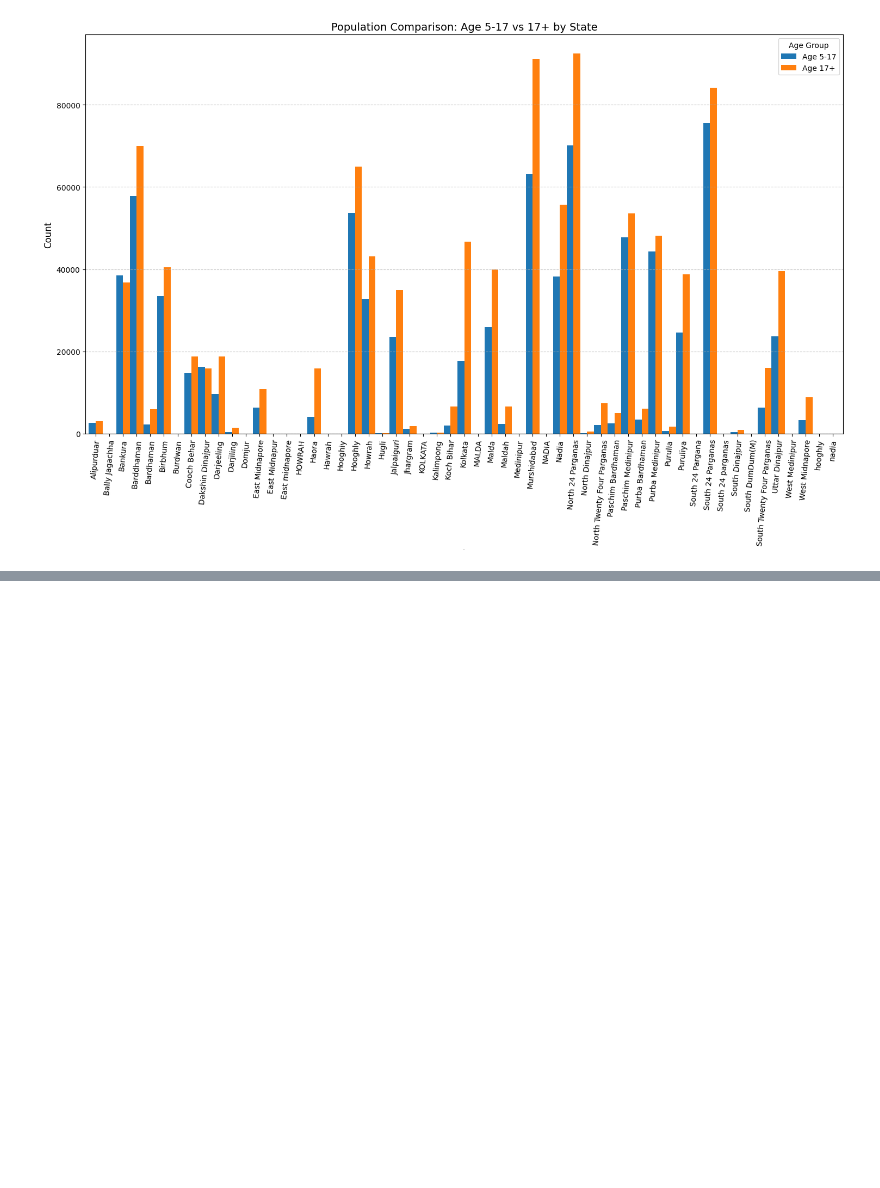
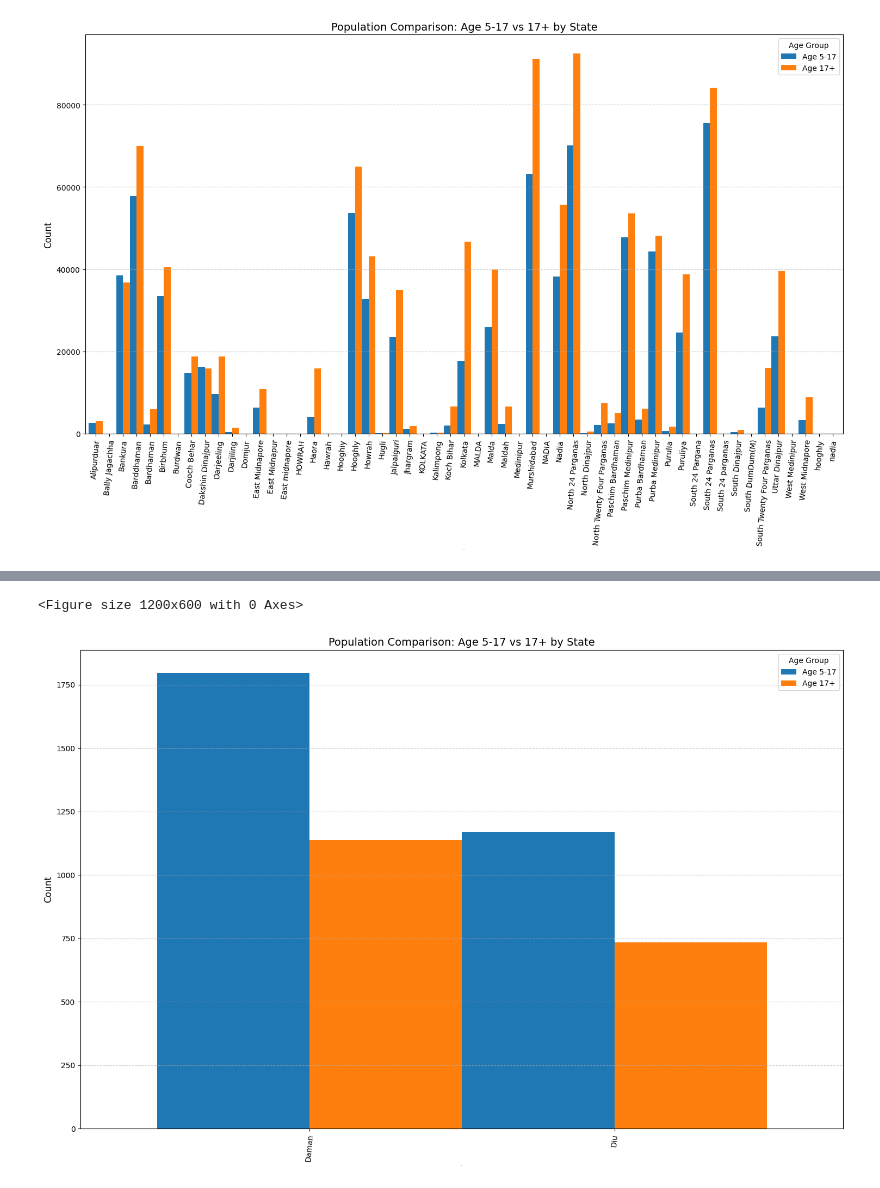
Before and after one commit to Cruciator18/Aadhar-analysis, a Jupyter notebook: biometric.ipynb, the cells around one changed output, grey strips where cells are left out. Saved outputs shown, nothing was run; the diff lists cells and outputs as text; code cells hidden in the pictures; blank space fills up the shorter version.

```diff
--- a/biometric.ipynb
+++ b/biometric.ipynb
@@ -359,0 +375,11 @@ plotting(ani_dist_group)
+# %%
+daman_data = bio[bio['state'] == 'Daman and Diu']
+
+
+daman_dist_group = daman_data.groupby('district')[['bio_age_5_17', 'bio_age_17_']].sum()
+
+
+plotting(daman_dist_group)
+# %% [output]
+<Figure size 1200x600 with 0 Axes>
+[figure, added]
```
Also changed, not shown: parts of 11 cells of this notebook.
